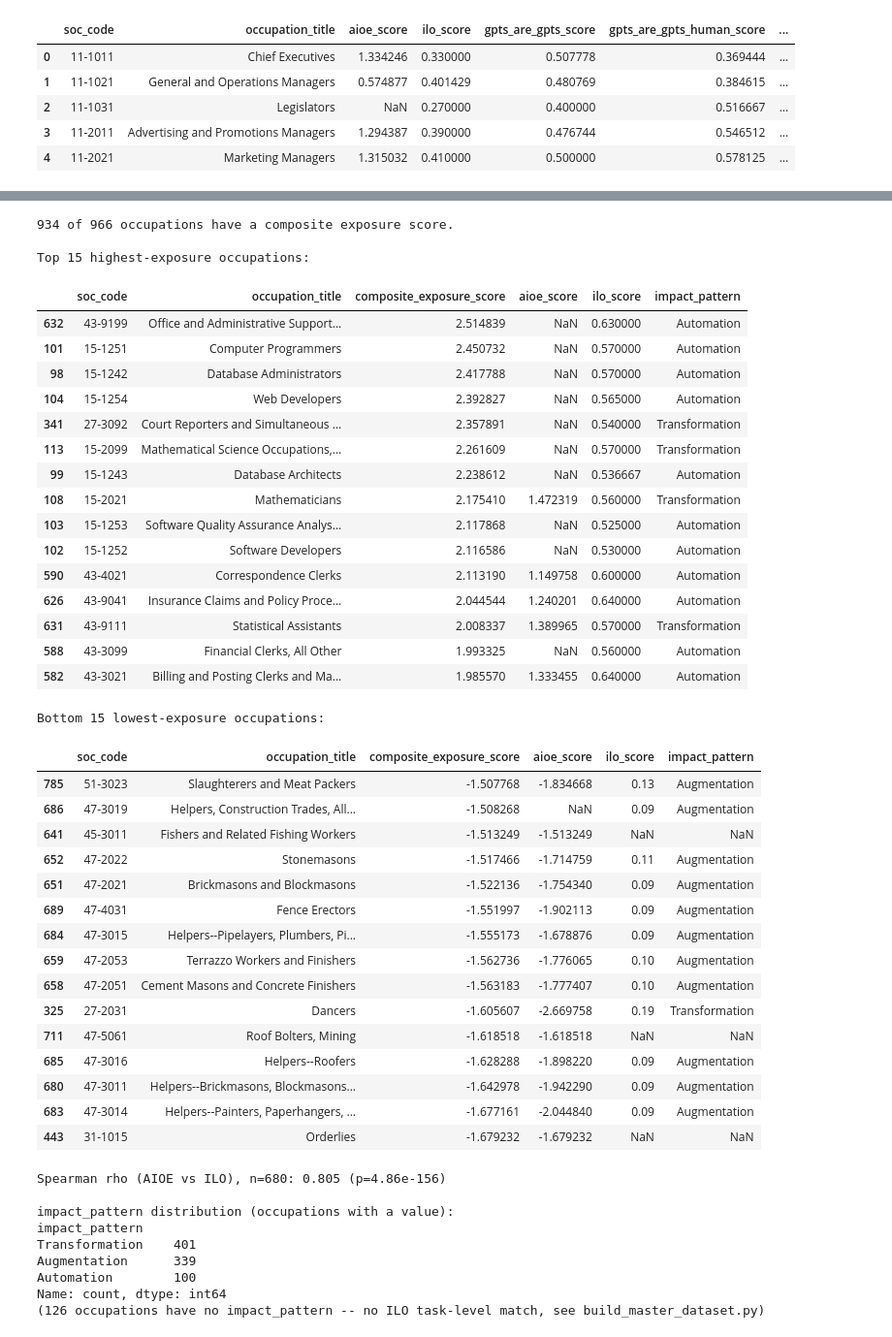
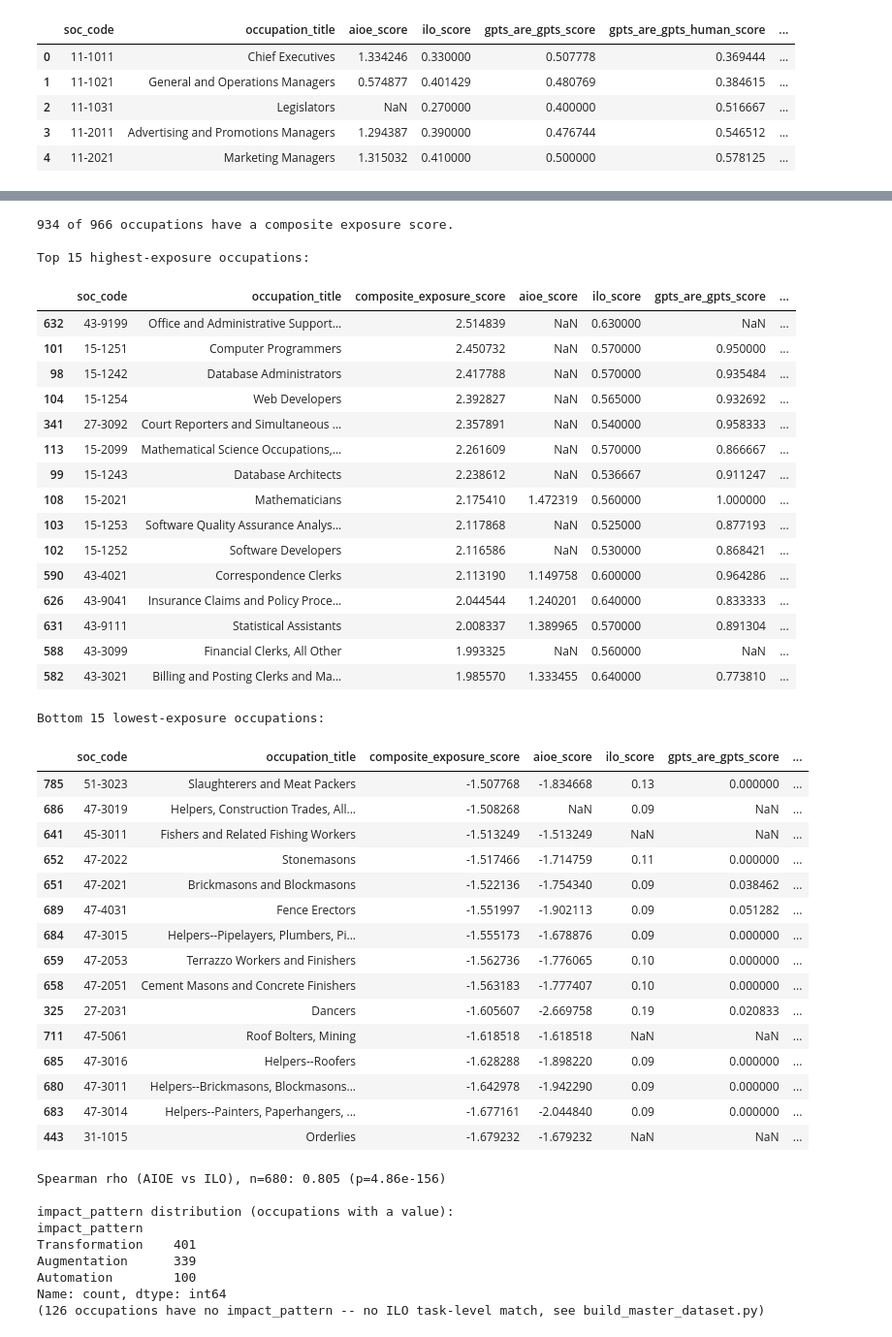
Before and after one commit to GrmaHashim/from-exposure-to-action, a Jupyter notebook: notebooks/01_exploratory_analysis.ipynb, the cells around one changed output, grey strips where cells are left out. Shown at 97% size. Saved outputs shown, nothing was run; the diff lists cells and outputs as text; code cells hidden in the pictures.

```diff
--- a/notebooks/01_exploratory_analysis.ipynb
+++ b/notebooks/01_exploratory_analysis.ipynb
@@ -79,65 +79,65 @@ Top/bottom occupations by composite AI exposure. **Currently uses AIOE + ILO onl
 # %%
 master = pd.read_csv("../data/processed/master_occupations.csv")
 
 N = 15
 CATEGORY_COLORS = {
     "Automation": "#2a78d6",       # blue
     "Transformation": "#eb6834",   # orange
     "Augmentation": "#1baf7a",     # aqua
 }
 MISSING_COLOR = "#9a9993"  # occupations with no impact_pattern yet
 
 ranked = master.dropna(subset=["composite_exposure_score"]).sort_values(
     "composite_exposure_score", ascending=False
 )
 print(f"{len(ranked)} of {len(master)} occupations have a composite exposure score.")
 
 display_cols = ["soc_code", "occupation_title", "composite_exposure_score",
-                "aioe_score", "ilo_score", "impact_pattern"]
+                "aioe_score", "ilo_score", "gpts_are_gpts_score", "impact_pattern"]
 top_n = ranked.head(N)[display_cols]
 bottom_n = ranked.tail(N)[display_cols]
 
 print(f"\nTop {N} highest-exposure occupations:")
 display(top_n)
 print(f"\nBottom {N} lowest-exposure occupations:")
 display(bottom_n)
 # %% [output]
 934 of 966 occupations have a composite exposure score.
 
 Top 15 highest-exposure occupations:
-|  | soc_code | occupation_title | composite_exposure_score | aioe_score | ilo_score | impact_pattern |
-| 632 | 43-9199 | Office and Administrative Support... | 2.514839 | NaN | 0.630000 | Automation |
-| 101 | 15-1251 | Computer Programmers | 2.450732 | NaN | 0.570000 | Automation |
-| 98 | 15-1242 | Database Administrators | 2.417788 | NaN | 0.570000 | Automation |
-| 104 | 15-1254 | Web Developers | 2.392827 | NaN | 0.565000 | Automation |
-| 341 | 27-3092 | Court Reporters and Simultaneous ... | 2.357891 | NaN | 0.540000 | Transformation |
-| 113 | 15-2099 | Mathematical Science Occupations,... | 2.261609 | NaN | 0.570000 | Transformation |
-| 99 | 15-1243 | Database Architects | 2.238612 | NaN | 0.536667 | Automation |
-| 108 | 15-2021 | Mathematicians | 2.175410 | 1.472319 | 0.560000 | Transformation |
-| 103 | 15-1253 | Software Quality Assurance Analys... | 2.117868 | NaN | 0.525000 | Automation |
-| 102 | 15-1252 | Software Developers | 2.116586 | NaN | 0.530000 | Automation |
-| 590 | 43-4021 | Correspondence Clerks | 2.113190 | 1.149758 | 0.600000 | Automation |
-| 626 | 43-9041 | Insurance Claims and Policy Proce... | 2.044544 | 1.240201 | 0.640000 | Automation |
-| 631 | 43-9111 | Statistical Assistants | 2.008337 | 1.389965 | 0.570000 | Transformation |
-| 588 | 43-3099 | Financial Clerks, All Other | 1.993325 | NaN | 0.560000 | Automation |
-| 582 | 43-3021 | Billing and Posting Clerks and Ma... | 1.985570 | 1.333455 | 0.640000 | Automation |
+|  | soc_code | occupation_title | composite_exposure_score | aioe_score | ilo_score | gpts_are_gpts_score | ... |
+| 632 | 43-9199 | Office and Administrative Support... | 2.514839 | NaN | 0.630000 | NaN | ... |
+| 101 | 15-1251 | Computer Programmers | 2.450732 | NaN | 0.570000 | 0.950000 | ... |
+| 98 | 15-1242 | Database Administrators | 2.417788 | NaN | 0.570000 | 0.935484 | ... |
+| 104 | 15-1254 | Web Developers | 2.392827 | NaN | 0.565000 | 0.932692 | ... |
+| 341 | 27-3092 | Court Reporters and Simultaneous ... | 2.357891 | NaN | 0.540000 | 0.958333 | ... |
+| 113 | 15-2099 | Mathematical Science Occupations,... | 2.261609 | NaN | 0.570000 | 0.866667 | ... |
+| 99 | 15-1243 | Database Architects | 2.238612 | NaN | 0.536667 | 0.911247 | ... |
+| 108 | 15-2021 | Mathematicians | 2.175410 | 1.472319 | 0.560000 | 1.000000 | ... |
+| 103 | 15-1253 | Software Quality Assurance Analys... | 2.117868 | NaN | 0.525000 | 0.877193 | ... |
+| 102 | 15-1252 | Software Developers | 2.116586 | NaN | 0.530000 | 0.868421 | ... |
+| 590 | 43-4021 | Correspondence Clerks | 2.113190 | 1.149758 | 0.600000 | 0.964286 | ... |
+| 626 | 43-9041 | Insurance Claims and Policy Proce... | 2.044544 | 1.240201 | 0.640000 | 0.833333 | ... |
+| 631 | 43-9111 | Statistical Assistants | 2.008337 | 1.389965 | 0.570000 | 0.891304 | ... |
+| 588 | 43-3099 | Financial Clerks, All Other | 1.993325 | NaN | 0.560000 | NaN | ... |
+| 582 | 43-3021 | Billing and Posting Clerks and Ma... | 1.985570 | 1.333455 | 0.640000 | 0.773810 | ... |
 Bottom 15 lowest-exposure occupations:
-|  | soc_code | occupation_title | composite_exposure_score | aioe_score | ilo_score | impact_pattern |
-| 785 | 51-3023 | Slaughterers and Meat Packers | -1.507768 | -1.834668 | 0.13 | Augmentation |
-| 686 | 47-3019 | Helpers, Construction Trades, All... | -1.508268 | NaN | 0.09 | Augmentation |
-| 641 | 45-3011 | Fishers and Related Fishing Workers | -1.513249 | -1.513249 | NaN | NaN |
-| 652 | 47-2022 | Stonemasons | -1.517466 | -1.714759 | 0.11 | Augmentation |
-| 651 | 47-2021 | Brickmasons and Blockmasons | -1.522136 | -1.754340 | 0.09 | Augmentation |
-| 689 | 47-4031 | Fence Erectors | -1.551997 | -1.902113 | 0.09 | Augmentation |
-| 684 | 47-3015 | Helpers--Pipelayers, Plumbers, Pi... | -1.555173 | -1.678876 | 0.09 | Augmentation |
-| 659 | 47-2053 | Terrazzo Workers and Finishers | -1.562736 | -1.776065 | 0.10 | Augmentation |
-| 658 | 47-2051 | Cement Masons and Concrete Finishers | -1.563183 | -1.777407 | 0.10 | Augmentation |
-| 325 | 27-2031 | Dancers | -1.605607 | -2.669758 | 0.19 | Transformation |
-| 711 | 47-5061 | Roof Bolters, Mining | -1.618518 | -1.618518 | NaN | NaN |
-| 685 | 47-3016 | Helpers--Roofers | -1.628288 | -1.898220 | 0.09 | Augmentation |
-| 680 | 47-3011 | Helpers--Brickmasons, Blockmasons... | -1.642978 | -1.942290 | 0.09 | Augmentation |
-| 683 | 47-3014 | Helpers--Painters, Paperhangers, ... | -1.677161 | -2.044840 | 0.09 | Augmentation |
-| 443 | 31-1015 | Orderlies | -1.679232 | -1.679232 | NaN | NaN |
+|  | soc_code | occupation_title | composite_exposure_score | aioe_score | ilo_score | gpts_are_gpts_score | ... |
+| 785 | 51-3023 | Slaughterers and Meat Packers | -1.507768 | -1.834668 | 0.13 | 0.000000 | ... |
+| 686 | 47-3019 | Helpers, Construction Trades, All... | -1.508268 | NaN | 0.09 | NaN | ... |
+| 641 | 45-3011 | Fishers and Related Fishing Workers | -1.513249 | -1.513249 | NaN | NaN | ... |
+| 652 | 47-2022 | Stonemasons | -1.517466 | -1.714759 | 0.11 | 0.000000 | ... |
+| 651 | 47-2021 | Brickmasons and Blockmasons | -1.522136 | -1.754340 | 0.09 | 0.038462 | ... |
+| 689 | 47-4031 | Fence Erectors | -1.551997 | -1.902113 | 0.09 | 0.051282 | ... |
+| 684 | 47-3015 | Helpers--Pipelayers, Plumbers, Pi... | -1.555173 | -1.678876 | 0.09 | 0.000000 | ... |
+| 659 | 47-2053 | Terrazzo Workers and Finishers | -1.562736 | -1.776065 | 0.10 | 0.000000 | ... |
+| 658 | 47-2051 | Cement Masons and Concrete Finishers | -1.563183 | -1.777407 | 0.10 | 0.000000 | ... |
+| 325 | 27-2031 | Dancers | -1.605607 | -2.669758 | 0.19 | 0.020833 | ... |
+| 711 | 47-5061 | Roof Bolters, Mining | -1.618518 | -1.618518 | NaN | NaN | ... |
+| 685 | 47-3016 | Helpers--Roofers | -1.628288 | -1.898220 | 0.09 | 0.000000 | ... |
+| 680 | 47-3011 | Helpers--Brickmasons, Blockmasons... | -1.642978 | -1.942290 | 0.09 | 0.000000 | ... |
+| 683 | 47-3014 | Helpers--Painters, Paperhangers, ... | -1.677161 | -2.044840 | 0.09 | 0.000000 | ... |
+| 443 | 31-1015 | Orderlies | -1.679232 | -1.679232 | NaN | NaN | ... |
 # %%
 # Do the two available indices agree on which occupations are exposed?
 # AIOE (Felten/Raj/Seamans, LLM-linguistic-task-based) and ILO (Gmyrek et al.,
```
Also changed, not shown: parts of 5 cells of this notebook, 1 other file.
